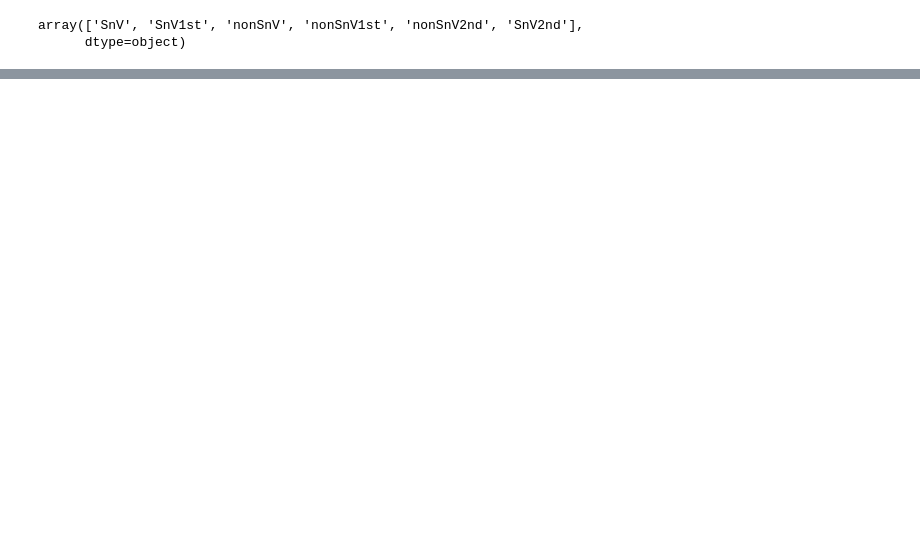
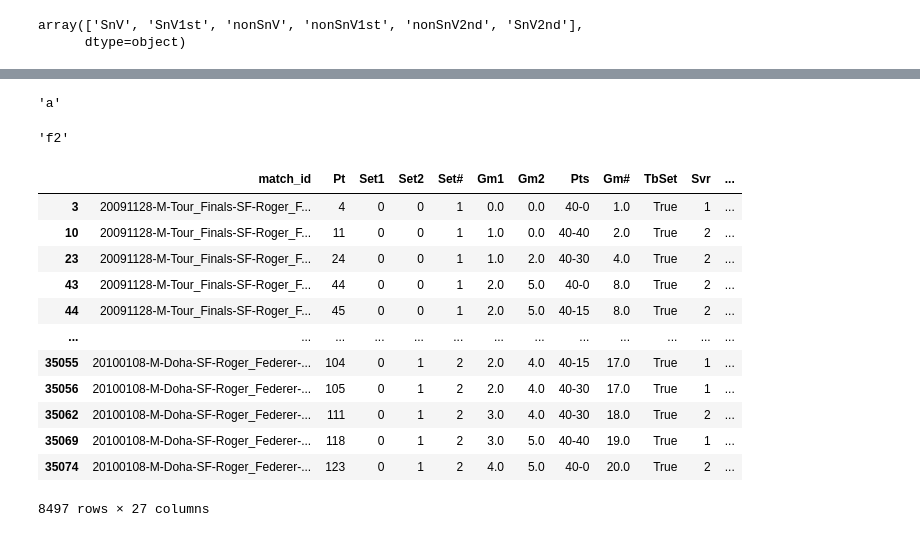
Before and after one commit to PedC18/POC1, a Jupyter notebook: Project.ipynb, the cells around one changed output, grey strips where cells are left out. Saved outputs shown, nothing was run; the diff lists cells and outputs as text; code cells hidden in the pictures; blank space fills up the shorter version.

Commit message:
Point-to-Point

```diff
--- a/Project.ipynb
+++ b/Project.ipynb
@@ -21,6 +22,6 @@ FedererGames = pd.read_csv('Federer_data/FedererMiddle.csv')
 # %%
 a = ['S','R']
-FedererPoints = pd.read_csv('Federer_data/PointsFedererMiddle.csv')
+FedererPoints = pd.read_csv('Federer_data/PointsFedererStart.csv')
 FedererPoints = FedererPoints[~FedererPoints['1st'].isin(a)]
 # %% [markdown]
 # Wins and Losses
@@ -412,0 +447,4 @@ Errors = ['n','w','d','x']
+# %%
+string[3]
+# %% [output]
+'a'
@@ -412,0 +456,4 @@ Errors = ['n','w','d','x']
+# %%
+recepcao
+# %% [output]
+'f2'
@@ -412,0 +462,18 @@ Errors = ['n','w','d','x']
+# %%
+FedKeyPoints = FedererPoints[FedererPoints['Pts'].str.contains('40', na=False)]
+# %%
+FedKeyPoints[FedKeyPoints['Pts'].str.startswith('40',na=False)]
+# %% [output]
+|  | match_id | Pt | Set1 | Set2 | Set# | Gm1 | Gm2 | Pts | Gm# | TbSet | Svr | ... |
+| 3 | 20091128-M-Tour_Finals-SF-Roger_F... | 4 | 0 | 0 | 1 | 0.0 | 0.0 | 40-0 | 1.0 | True | 1 | ... |
+| 10 | 20091128-M-Tour_Finals-SF-Roger_F... | 11 | 0 | 0 | 1 | 1.0 | 0.0 | 40-40 | 2.0 | True | 2 | ... |
+| 23 | 20091128-M-Tour_Finals-SF-Roger_F... | 24 | 0 | 0 | 1 | 1.0 | 2.0 | 40-30 | 4.0 | True | 2 | ... |
+| 43 | 20091128-M-Tour_Finals-SF-Roger_F... | 44 | 0 | 0 | 1 | 2.0 | 5.0 | 40-0 | 8.0 | True | 2 | ... |
+| 44 | 20091128-M-Tour_Finals-SF-Roger_F... | 45 | 0 | 0 | 1 | 2.0 | 5.0 | 40-15 | 8.0 | True | 2 | ... |
+| ... | ... | ... | ... | ... | ... | ... | ... | ... | ... | ... | ... | ... |
+| 35055 | 20100108-M-Doha-SF-Roger_Federer-... | 104 | 0 | 1 | 2 | 2.0 | 4.0 | 40-15 | 17.0 | True | 1 | ... |
+| 35056 | 20100108-M-Doha-SF-Roger_Federer-... | 105 | 0 | 1 | 2 | 2.0 | 4.0 | 40-30 | 17.0 | True | 1 | ... |
+| 35062 | 20100108-M-Doha-SF-Roger_Federer-... | 111 | 0 | 1 | 2 | 3.0 | 4.0 | 40-30 | 18.0 | True | 2 | ... |
+| 35069 | 20100108-M-Doha-SF-Roger_Federer-... | 118 | 0 | 1 | 2 | 3.0 | 5.0 | 40-40 | 19.0 | True | 1 | ... |
+| 35074 | 20100108-M-Doha-SF-Roger_Federer-... | 123 | 0 | 1 | 2 | 4.0 | 5.0 | 40-0 | 20.0 | True | 2 | ... |
+8497 rows × 27 columns
```
Also changed, not shown: parts of 26 cells of this notebook, 6 other files.
